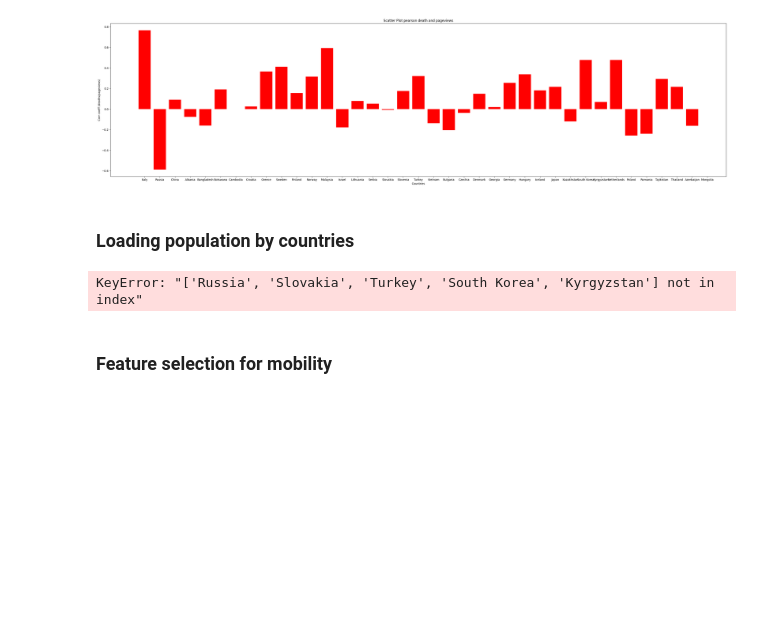
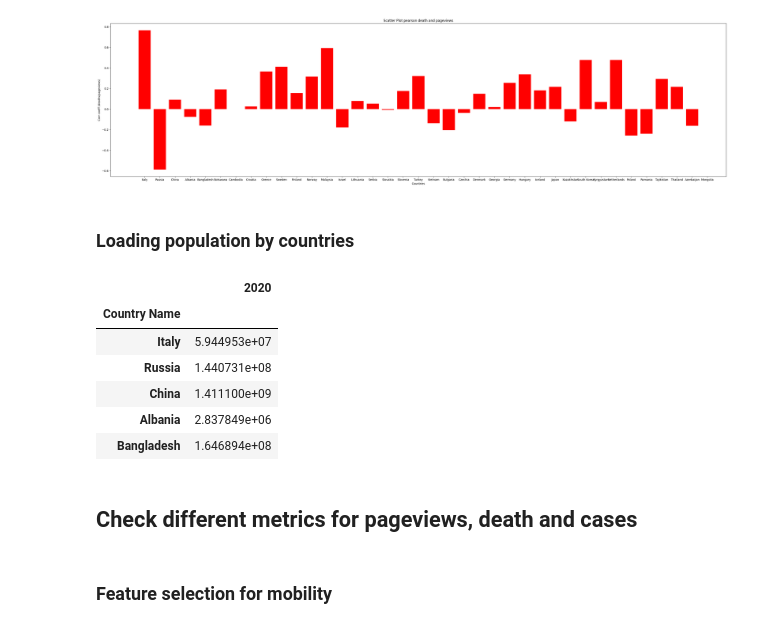
Before and after one commit to epfl-ada/ada-2022-project-thedatadiggers22, a Jupyter notebook: test_clustering.ipynb, the cells around one changed output. Drawn from its saved outputs; the diff is of its cells as text; code cells hidden in the pictures; blank space fills up the shorter version.

```diff
--- a/test_clustering.ipynb
+++ b/test_clustering.ipynb
@@ -124,20 +124,34 @@ plt.show()
 # %% [markdown]
 ### Loading population by countries
 # %%
-COUNTRY_OWN_LANG = {"Italy" : "it", "Russia": "ru", "China": "zh", "Albania": "sq",
-"Bangladesh": "bn", "Botswana": "tn", "Cambodia": "km", "Croatia": "hr", "Greece": "el", "Sweden": "sv", "Finland": "fi", "Norway": "no",
- "Malaysia": "ms", "Israel": "he", "Lithuania": "lt", "Serbia": "sr", "Slovakia": "sk", "Slovenia": "sl", "Turkey": "tr",
+COUNTRY_OWN_LANG_POP = {"Italy" : "it", "Russian Federation": "ru", "China": "zh", "Albania": "sq",
+ "Bangladesh": "bn", "Botswana": "tn", "Cambodia": "km", "Croatia": "hr", "Greece": "el", "Sweden": "sv", "Finland": "fi", "Norway": "no",
+ "Malaysia": "ms", "Israel": "he", "Lithuania": "lt", "Serbia": "sr", "Slovak Republic": "sk", "Slovenia": "sl", "Turkiye": "tr",
  "Vietnam": "vi", "Bulgaria": "bg", "Czechia": "cs", "Denmark": "da", "Georgia": "ka", "Germany": "de",
- "Hungary": "hu", "Iceland": "is", "Japan": "ja", "Kazakhstan": "kk", "South Korea": "ko", "Kyrgyzstan": 'ky', "Netherlands": "nl", "Poland": "pl",
+ "Hungary": "hu", "Iceland": "is", "Japan": "ja", "Kazakhstan": "kk", "Korea, Rep.": "ko", "Kyrgyz Republic": 'ky', "Netherlands": "nl", "Poland": "pl",
  "Romania": "ro", "Tajikistan": "tg", "Thailand": "th", "Azerbaijan": "az", "Mongolia": "mn"}
+
+changed_name_countries = {"Russian Federation": "Russia", "Slovak Republic": "Slovakia", "Turkiye": "Turkey",
+ "Korea, Rep.": "South Korea", "Kyrgyz Republic": 'Kyrgyzstan'}
+
 population_df = pd.read_csv("Population_countries.csv")
 population_df = population_df[["Country Name", "2020"]]
 population_df = population_df.set_index("Country Name")
 population_df = population_df.transpose()
-population_df = population_df[list(country_dict.keys())]
+population_df = population_df[list(COUNTRY_OWN_LANG_POP.keys())]
+population_df = population_df.rename(columns= changed_name_countries)
+population_df = population_df.transpose()
 population_df.head()
 # %% [output]
-KeyError: "['Russia', 'Slovakia', 'Turkey', 'South Korea', 'Kyrgyzstan'] not in index"
+|  | 2020 |
+| Country Name |  |
+| Italy | 5.944953e+07 |
+| Russia | 1.440731e+08 |
+| China | 1.411100e+09 |
+| Albania | 2.837849e+06 |
+| Bangladesh | 1.646894e+08 |
+# %% [markdown]
+## Check different metrics for pageviews, death and cases
 # %% [markdown]
 ### Feature selection for mobility
 # %%
```
Also changed, not shown: parts of 3 cells of this notebook.
